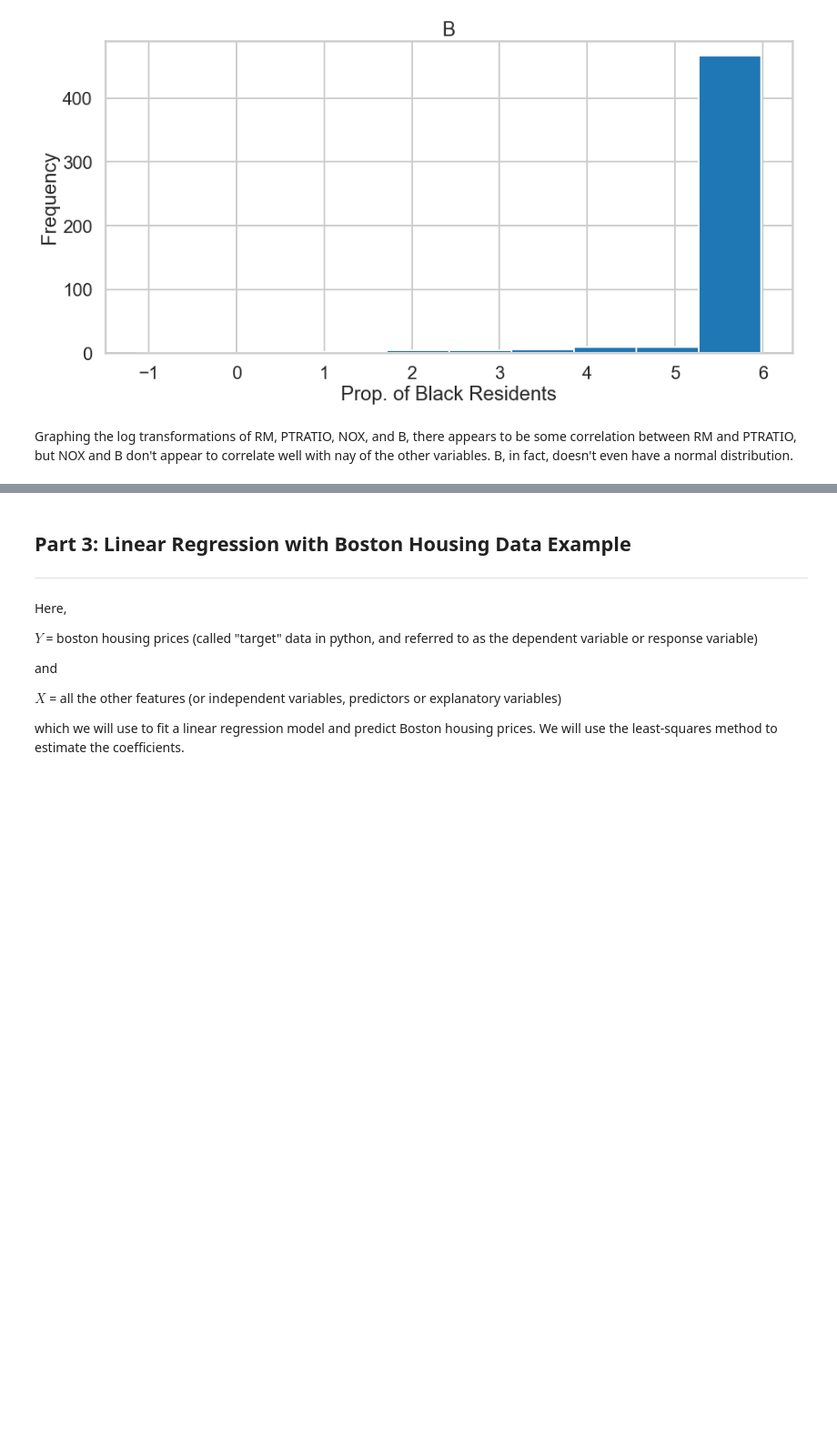
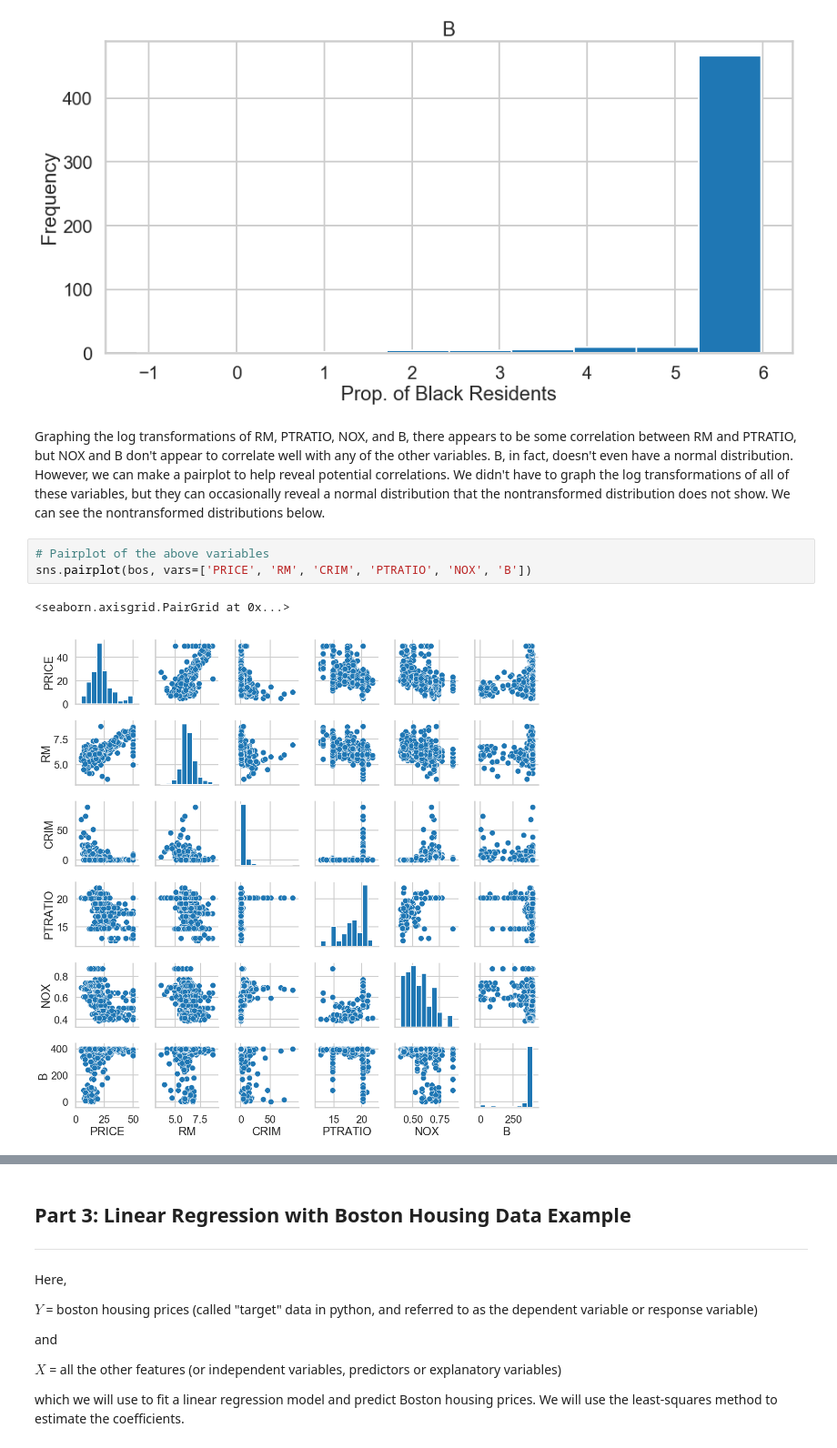
Before and after one commit to kjd999/Springboard-Projects, a Jupyter notebook: Machine Learning Mini Projects/Mini_Project_Linear_Regression.ipynb, the cells around one changed output, grey strips where cells are left out. Shown at 91% size. Cells and saved outputs as stored; diff of their text form; blank space fills up the shorter version.

```diff
--- a/Machine Learning Mini Projects/Mini_Project_Linear_Regression.ipynb
+++ b/Machine Learning Mini Projects/Mini_Project_Linear_Regression.ipynb
@@ -426,4 +426,10 @@ plt.show()
 [figure]
 # %% [markdown]
 Graphing the log transformations of RM, PTRATIO, NOX, and B, there appears to be some correlation between RM and PTRATIO,
-but NOX and B don't appear to correlate well with nay of the other variables.  B, in fact, doesn't even have a normal distribution.
+but NOX and B don't appear to correlate well with any of the other variables. B, in fact, doesn't even have a normal distribution. However, we can make a pairplot to help reveal potential correlations. We didn't have to graph the log transformations of all of these variables, but they can occasionally reveal a normal distribution that the nontransformed distribution does not show. We can see the nontransformed distributions below.
+# %%
+# Pairplot of the above variables
+sns.pairplot(bos, vars=['PRICE', 'RM', 'CRIM', 'PTRATIO', 'NOX', 'B'])
+# %% [output]
+<seaborn.axisgrid.PairGrid at 0x...>
+[figure, added]
```
Also changed, not shown: parts of 9 cells of this notebook.
